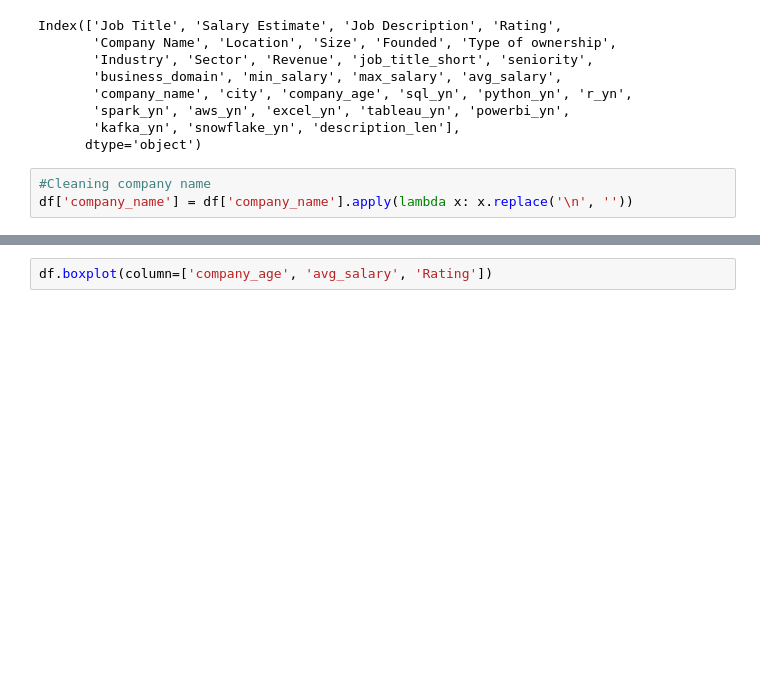
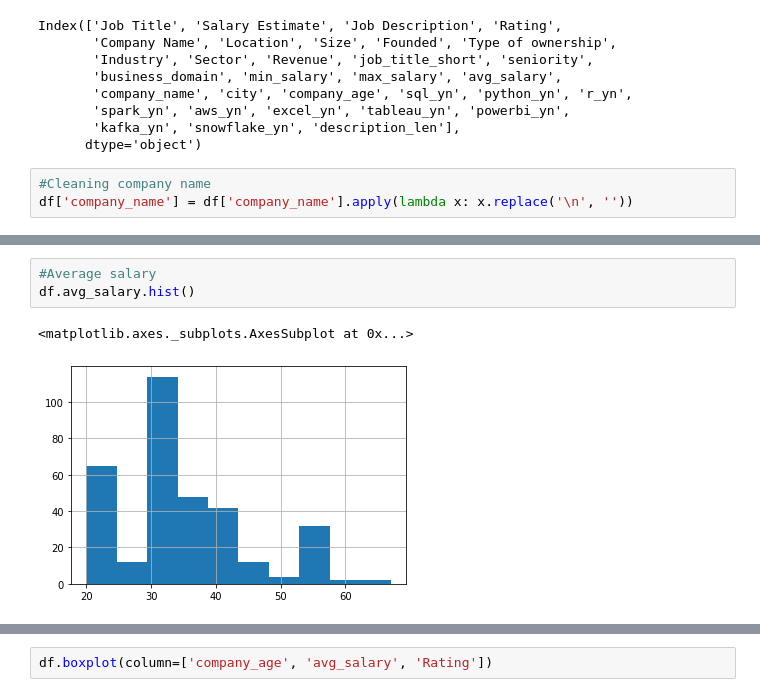
Before and after one commit to AndriiAdamchuk/ds_job_search_project, a Jupyter notebook: exploration_data_analysis.ipynb, the cells around one changed output, grey strips where cells are left out. Cells and saved outputs as stored; diff of their text form; blank space fills up the shorter version.

```diff
--- a/exploration_data_analysis.ipynb
+++ b/exploration_data_analysis.ipynb
@@ -124,0 +88,6 @@ sns.pairplot(df)
+# %%
+#Average salary
+df.avg_salary.hist()
+# %% [output]
+<matplotlib.axes._subplots.AxesSubplot at 0x...>
+[figure, added]
```
Also changed, not shown: parts of 16 cells of this notebook.
